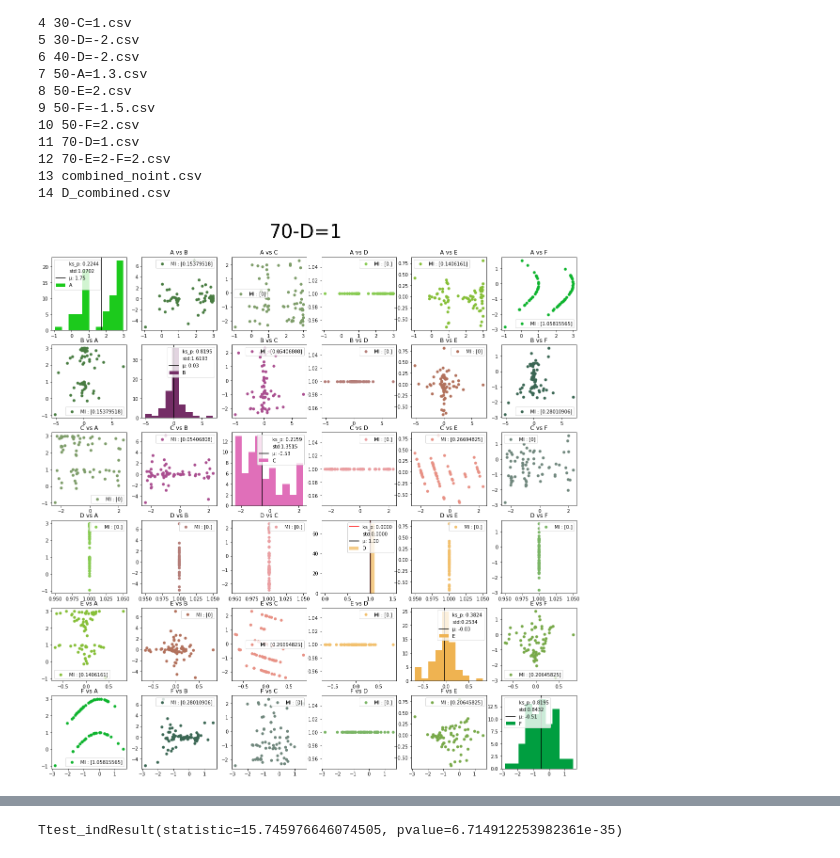
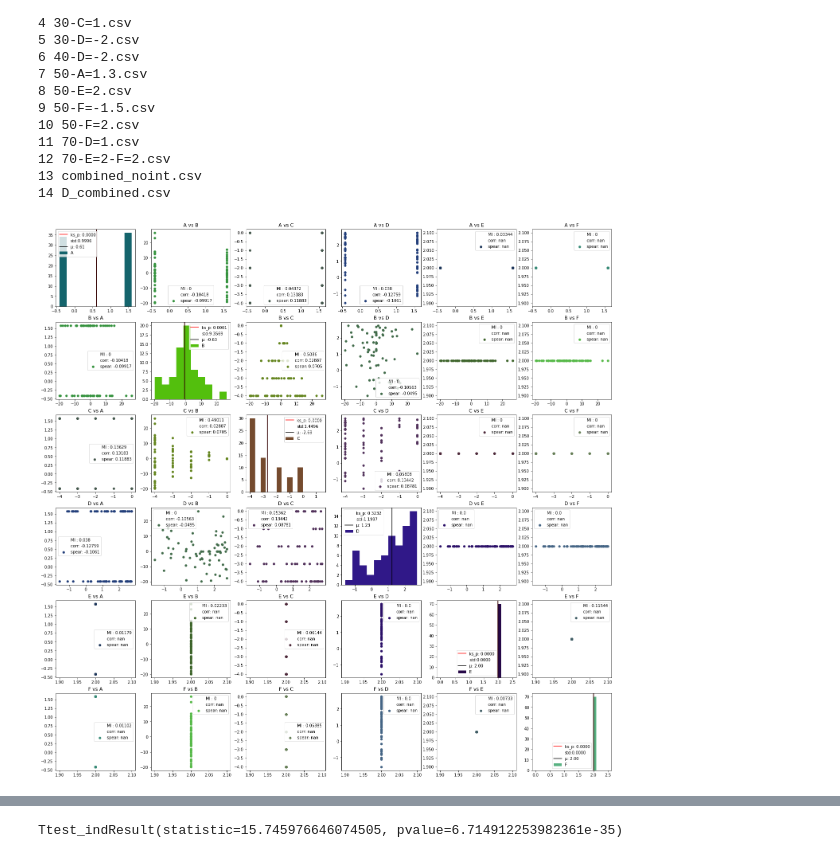
Before and after one commit to Skroko/02463-active-final-miniproject, a Jupyter notebook: actual_file.ipynb, the cells around one changed output, grey strips where cells are left out. Cells and saved outputs as stored; diff of their text form; code cells hidden in the pictures.

Commit message:
ignore warning for interventions

```diff
--- a/actual_file.ipynb
+++ b/actual_file.ipynb
@@ -74,48 +74,57 @@ for i in range(n_vars):
 def pairwise_plots(data, combarison_data = None, files = files, file_number = None):
     n_vars = len(list(data.columns))
     colors = np.random.randint(0,255,(n_vars,3))/255
-    fig, axs = plt.subplots(n_vars,n_vars,figsize=(20,20))
+    fig, axs = plt.subplots(n_vars,n_vars,figsize=(25,25))
     names = ["A","B","C","D","E","F"]
 
 
     for i,axs_i in enumerate(axs):
         for j,ax in enumerate(axs_i):
+
+            x = np.array(data[vars[i]])
+            y = np.array(data[vars[j]])
+
             if i != j:
-                ax.scatter(data[vars[i]],data[vars[j]],linewidths =0.1,color=(colors[i]+colors[j])/2)
+                ax.scatter(x,y,linewidths =0.1,color=(colors[i]+colors[j])/2)
+                ax.axvline(np.mean(x), color='black', alpha = 0)
+                ax.axvline(np.mean(x), color='blue', alpha = 0)
+
                 ax.set_title(f'{vars[i]} vs {vars[j]}')
-                x = np.array(data[vars[i]]).reshape((-1,1))
-                y = np.array(data[vars[j]])
-                mutual_score = np.round(sf.mutual_info_regression(x,y),10)
 
-                ax.legend(labels=[f'MI : {mutual_score}'])
+                mutual_score = np.round(sf.mutual_info_regression(x.reshape(-1,1),y),5)
+                corr = np.round(np.corrcoef(x,y),5)
+                spearman = np.round(st.spearmanr(x,y),5)
+                ax.legend(labels=[f'MI : {mutual_score[0]}',f"corr: {corr[0,1]}",f"spear: {spearman[0]}"])
             else:
                 ax.hist(data[vars[i]],color=colors[i])
 
                 if combarison_data is not None:
                     comparison_p_value = st.ks_2samp(combarison_data[names[i]],data[vars[i]])[1]
                     alpha = 1 if comparison_p_value < 0.05 else 0
                     ax.axvline(np.mean(data[vars[i]]), color='red', alpha = alpha)
                     ax.axvline(np.std(data[vars[i]]), color='black', alpha = 0)
                     ax.axvline(np.mean(data[vars[i]]), color='black')
 
                     ax.legend(labels=[f'ks_p: {comparison_p_value:.4f}',f"std:{np.std(data[vars[i]]):.4f}",f'μ: {np.mean(data[vars[i]]):.2f}', vars[i]])
                     # ax.legend(labels=[f'ks_p: {comparison_p_value:.4f}',f'μ: {np.mean(data[vars[i]]):.2f}', vars[i]])
                     None
                 else:
                     ax.axvline(np.mean(data[vars[i]]), color='black')
                     ax.legend(labels=[ f'μ: {np.mean(data[vars[i]]):.2f}', vars[i]])
 
     if file_number is not None:
         fig.suptitle(f"{files[file_number][:-4]}",fontsize = 40,y=0.93)
 
 
+import warnings
+warnings.filterwarnings("ignore")
 
-pairwise_plots(data_files[11], combarison_data = data_files[files.index("combined_noint.csv")])
+pairwise_plots(data_files[12], combarison_data = data_files[files.index("combined_noint.csv")])
 
 # pairwise_plots(data_files[2])
 # data_files[11]
 # %% [output]
-[figure, old version]
+[figure, new version]
 # %%
 def conditioning_plots(data, conditioning_variable, conditioning_interval = [0,1], files = files, file_number = None):
 
```
Also changed, not shown: parts of 1 cell of this notebook.
